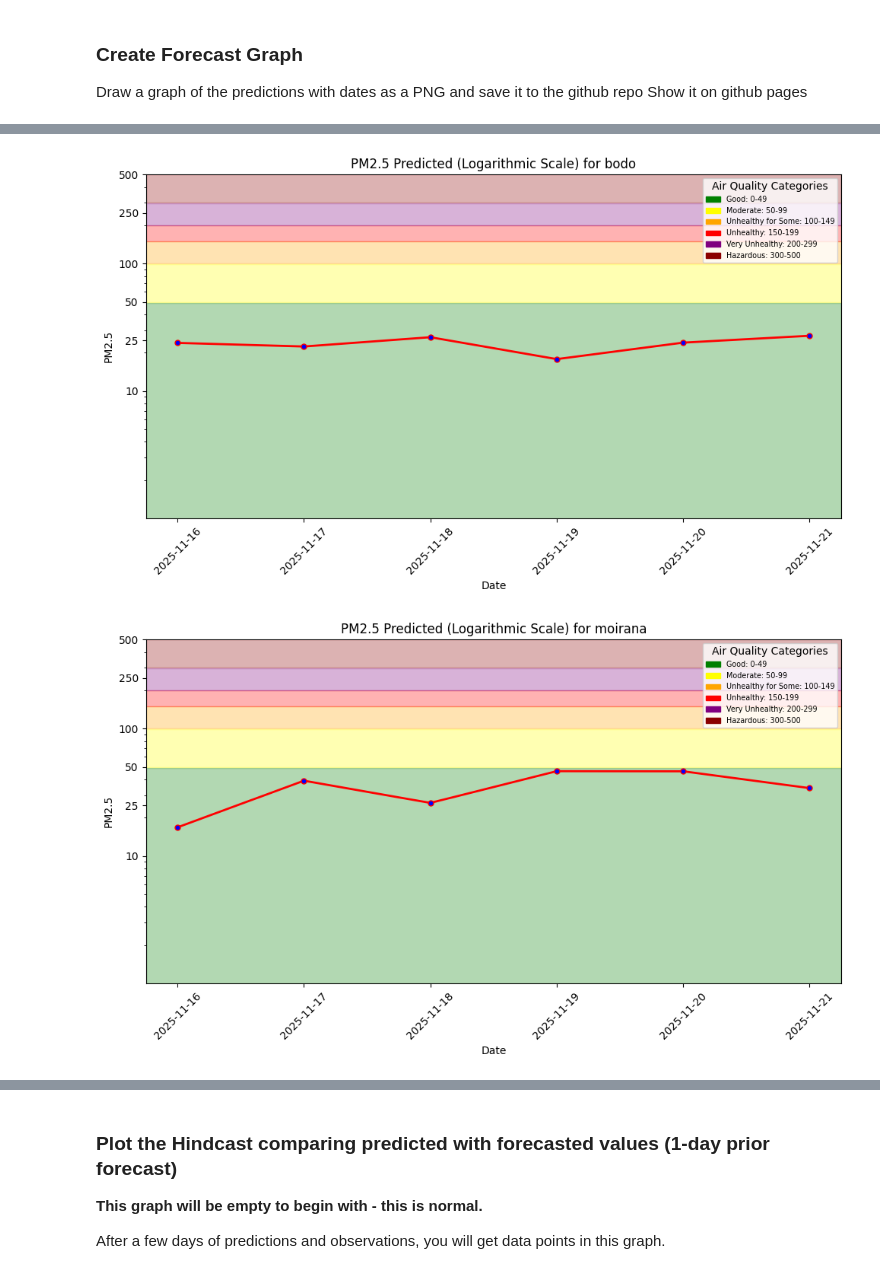
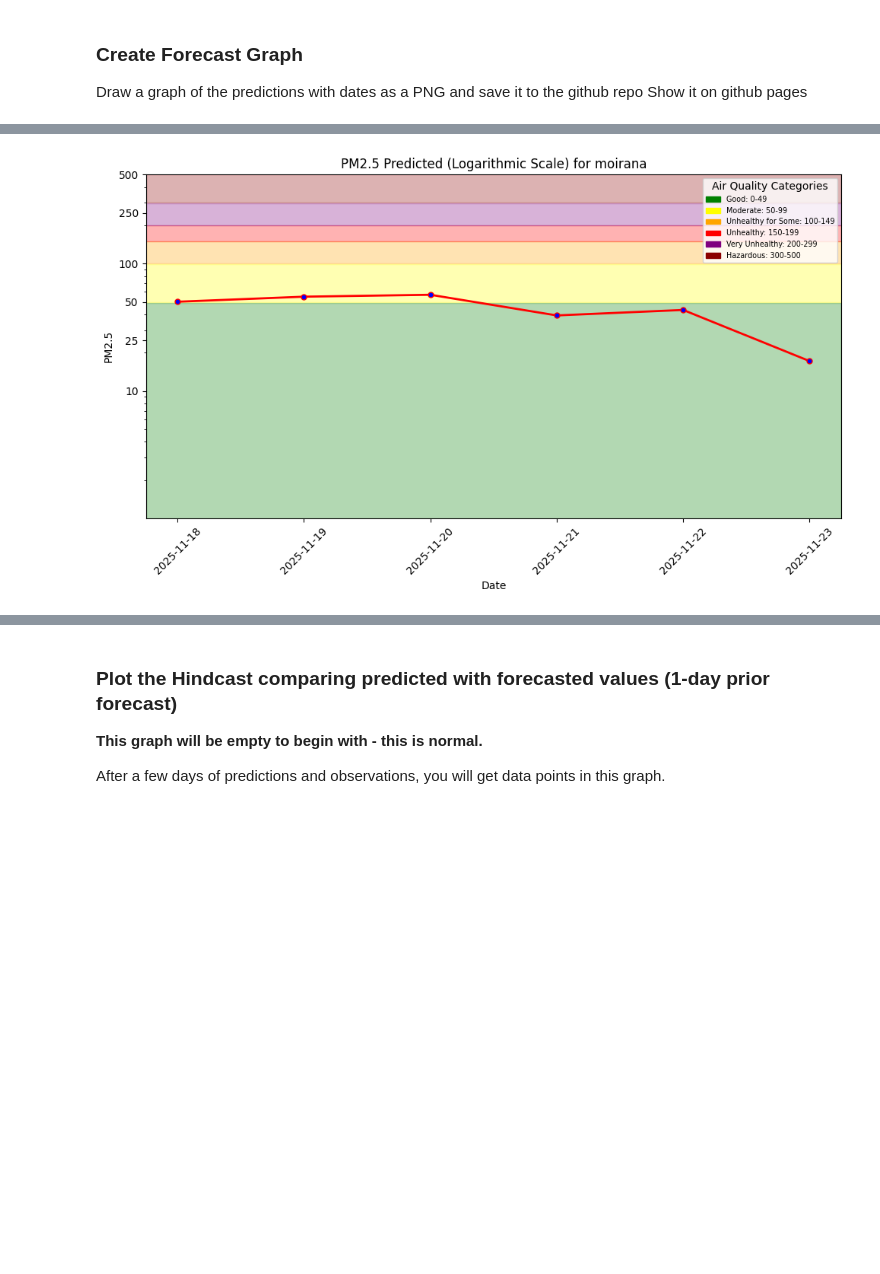
Before and after one commit to joarp/mlfs-book, a Jupyter notebook: notebooks/airquality/4_air_quality_batch_inference.ipynb, the cells around one changed output, grey strips where cells are left out. Cells and saved outputs as stored; diff of their text form; code cells hidden in the pictures; blank space fills up the shorter version.

```diff
--- a/notebooks/airquality/4_air_quality_batch_inference.ipynb
+++ b/notebooks/airquality/4_air_quality_batch_inference.ipynb
@@ -137,7 +146,7 @@ for city in city_dict:
 ## <span style="color:#ff5f27;">✨ Get Weather Forecast Features with Feature View   </span>
 # %%
 weather_fg = fs.get_feature_group(
-    name='weather',
+    name=f'weather_{city}',
     version=1,
 )
 batch_data = weather_fg.filter(weather_fg.date >= today).read()
@@ -159,0 +163,8 @@ Finished: Reading data from Hopsworks, using Hopsworks Feature Query Service (0.
+# %%
+yesterday = pd.Timestamp(today - datetime.timedelta(days=1), tz="UTC")
+air_quality_fg = fs.get_feature_group(
+    f'air_quality_{city}',
+    version=1,
+)
+df_today = air_quality_fg.filter(air_quality_fg.date >= yesterday).read()
+df_today
@@ -162,7 +233,7 @@ Finished: Reading data from Hopsworks, using Hopsworks Feature Query Service (0.
 # %%
-for city in city_dict:
-    mask = batch_data['city']==city
-    pred = models[city].predict(
-        batch_data.loc[mask, ['temperature_2m_mean', 'precipitation_sum', 'wind_speed_10m_max', 'wind_direction_10m_dominant']])
-    batch_data.loc[mask, "predicted_pm25"] = pred
-batch_data
+# # MAKE A LOOP THAT PREDICTS FOR THE COMING DAY AND THEN USES THAT PREDICTION AS THE NEW
+# # UPDATED LAG and ROLLING next day and so on...
+# # batch_data has all the weather data for each of the 6 days to be predicted.
+# batch_data['predicted_pm25'] = retrieved_model.predict(
+#     batch_data[['temperature_2m_mean', 'precipitation_sum', 'wind_speed_10m_max', 'wind_direction_10m_dominant']])
+# batch_data
@@ -200,12 +261,10 @@ memory usage: 560.0+ bytes
 # %% [markdown]
 ### <span style="color:#ff5f27;">🤖 Saving the predictions (for monitoring) to a Feature Group</span>
 # %%
+batch_data['city'] = city
 # Fill in the number of days before the date on which you made the forecast (base_date)
 batch_data = batch_data.sort_values(by=['date'])
-for city in city_dict:
-    mask = batch_data["city"] == city
-    n = mask.sum()
-    batch_data.loc[mask, 'days_before_forecast_day'] = range(1, n+1)
+batch_data['days_before_forecast_day'] = range(1, len(batch_data)+1)
 batch_data
 # %% [output]
 |  | date | temperature_2m_mean | precipitation_sum | wind_speed_10m_max | wind_direction_10m_dominant | city | ... |
@@ -273,6 +313,6 @@ batch_data.loc[mask]
 # %%
-for city in city_dict:
-    pred_file_path = f"{root_dir}/docs/air-quality/assets/img/pm25_forecast_{city}.png"
-    mask = batch_data["city"] == city
-    util.plot_air_quality_forecast(city, batch_data.loc[mask], pred_file_path)
+pred_file_path = f"{root_dir}/docs/air-quality/assets/img/pm25_forecast_{city}.png"
+plt = util.plot_air_quality_forecast(city, batch_data, pred_file_path)
+
+plt.show()
 # %% [output]
@@ -280,5 +320,4 @@ for city in city_dict:
-[figure, old version]
+[figure, new version]
-[figure, removed]
 # %%
 # Get or create feature group
 monitor_fg = fs.get_or_create_feature_group(
```
Also changed, not shown: parts of 23 cells of this notebook, 19 other files.
